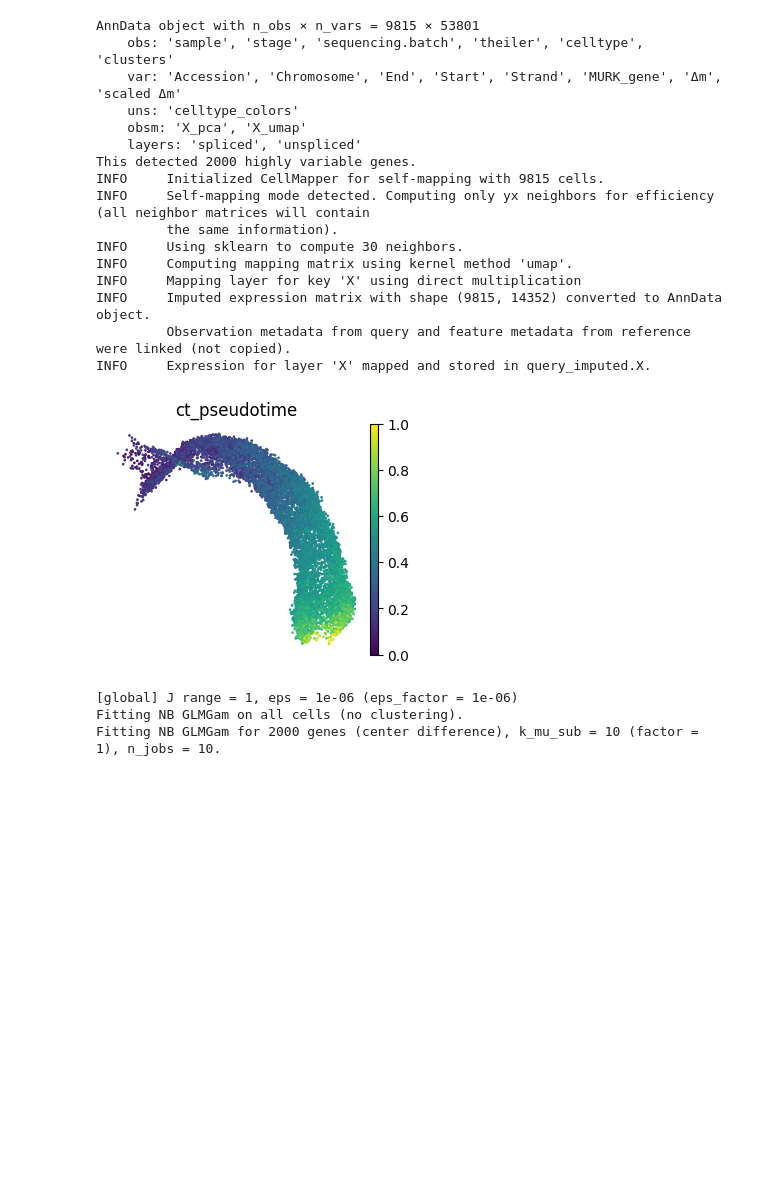
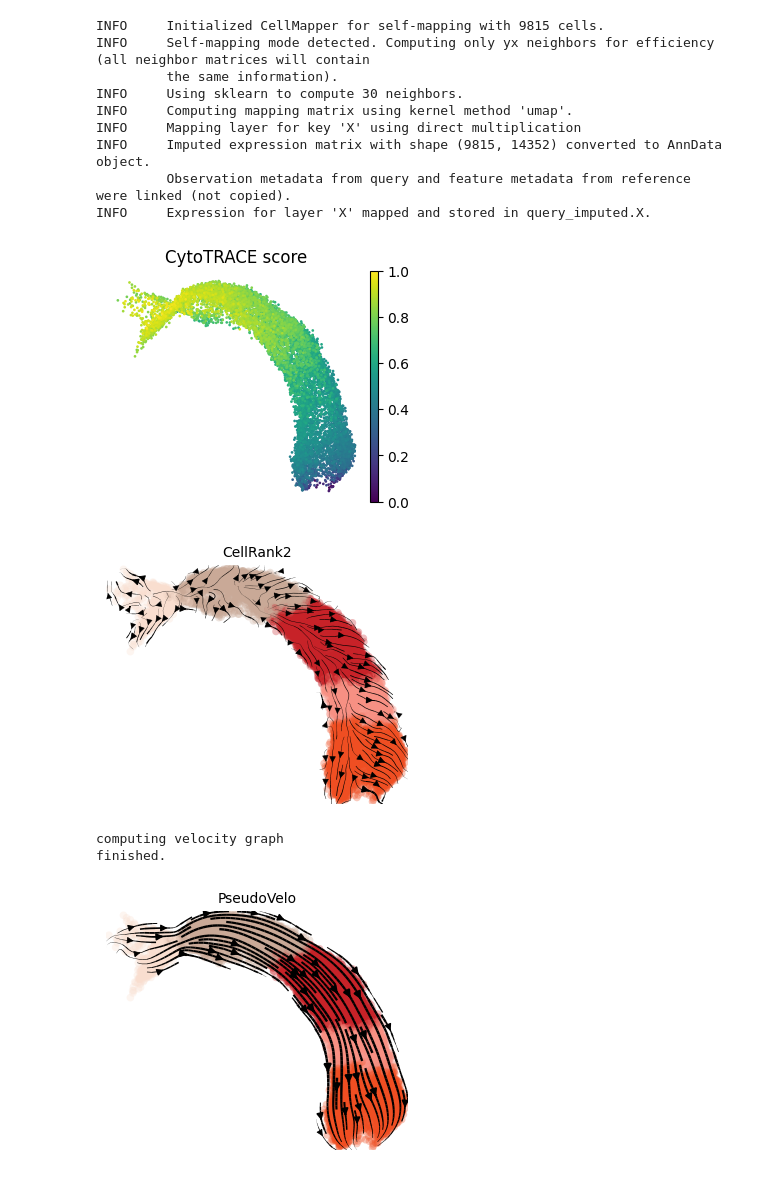
Before and after one commit to hsinring/pseudovelo, a Jupyter notebook: reproducibility/pseudovelo_case2.ipynb, the cells around one changed output. Drawn from its saved outputs; the diff is of its cells as text; code cells hidden in the pictures; blank space fills up the shorter version.

```diff
--- a/reproducibility/pseudovelo_case2.ipynb
+++ b/reproducibility/pseudovelo_case2.ipynb
@@ -35,5 +0,0 @@ sc.pl.embedding(adata_dpt, basis="umap", color=["celltype"],frameon=False,ax=ax,
-# %%
-#PseudoVelo
-adata_dpt.layers["X"]=adata_dpt.X.toarray()
-pv.fit_nb_gam_with_center_diff(adata_dpt,J_key="dpt_pseudotime",n_jobs=10,cluster_key=None,input_layer="X",reverse=False,output_layer="gam_X",dmu_layer="gam_X_J")
-pv.plot_velocity_projection(adata_dpt,xkey="X",vkey="gam_X_J",basis="umap",color="celltype",figsize=(3.9,3.1),title="PseudoVelo",size=120,legend_loc="none")
@@ -62,0 +140,5 @@ plt.show()
+# %%
+# 1.1 DPT Standard
+adata_dpt = load_and_preprocess_data()
+root_idx = find_root_index(adata_dpt, "celltype", "Blood progenitors 1")
+adata_dpt, pk = run_eval_pipeline(adata_dpt, time_key="dpt_pseudotime", root_idx=root_idx)
@@ -63,60 +160,52 @@ plt.show()
 # %%
-from cellmapper import CellMapper
+# 1.2 CytoTRACE Analysis
+adata_raw = sc.read_h5ad("./data/gas/MouseErythroid_anndata.h5ad")
+adata_ct = adata_raw.copy()
 
-adata=sc.read_h5ad("../data/gas/MouseErythroid_anndata.h5ad")
-print(adata)
-adata_ct = adata.copy()
-
-#cal ct_pseudotime
 sc.pp.filter_genes(adata_ct, min_cells=10)
 sc.pp.normalize_total(adata_ct)
 sc.pp.log1p(adata_ct)
-sc.pp.highly_variable_genes(adata_ct,n_top_genes=2000)
-print(f"This detected {adata_ct.var['highly_variable'].sum()} highly variable genes. ")
+sc.pp.highly_variable_genes(adata_ct, n_top_genes=2000)
 sc.tl.pca(adata_ct)
 sc.pp.neighbors(adata_ct, n_neighbors=30, n_pcs=30)
-adata_ct.layers["imputed"] = (
-    CellMapper(adata_ct).map(layer_key="X", use_rep="X_pca").query_imputed.X.copy()
-)
-from cellrank.kernels import CytoTRACEKernel
+
+adata_ct.layers["imputed"] = CellMapper(adata_ct).map(layer_key="X", use_rep="X_pca").query_imputed.X.copy()
 ctk = CytoTRACEKernel(adata_ct).compute_cytotrace(layer="imputed")
+adata_ct.obs["1_minus_pseudotime"] = 1 - adata_ct.obs["ct_pseudotime"]
+
 fig, ax = plt.subplots(figsize=(3.7,3))
-sc.pl.embedding(adata_ct, basis="umap", color="ct_pseudotime",frameon=False,ax=ax,size=15,title="ct_pseudotime",legend_fontsize=8)
+sc.pl.embedding(adata_ct, basis="umap", color="1_minus_pseudotime", frameon=False, ax=ax, size=15, title="CytoTRACE score", legend_fontsize=8)
+ctk.compute_transition_matrix()
+ctk.plot_projection(basis="umap", color="celltype", figsize=(3.9,3.1), title="CellRank2", size=120, legend_loc="none", show=False)
+ax = plt.gca()
+ax.grid(False)
+plt.show()
 
-#PseudoVelo
-adata_ct_=adata_ct.copy()
-adata_ct=adata.copy()
-sc.pp.filter_genes(adata_ct, min_cells=10)
-sc.pp.normalize_total(adata_ct)
-sc.pp.log1p(adata_ct)
-sc.pp.highly_variable_genes(adata_ct,n_top_genes=2000)
-adata_ct = adata_ct[:, adata_ct.var['highly_variable']].copy()
-adata_ct.layers["X"]=adata_ct.X.toarray()
-adata_ct.obs["ct_pseudotime"]=adata_ct_.obs["ct_pseudotime"]
-pv.fit_nb_gam_with_center_diff(adata_ct,J_key="ct_pseudotime",n_jobs=10,cluster_key=None,input_layer="X",reverse=False,output_layer="gam_X",dmu_layer="gam_X_J")
-pv.plot_velocity_projection(adata_ct,xkey="X",vkey="gam_X_J",basis="umap",color="celltype",figsize=(3.9,3.1),title="PseudoVelo",size=120,legend_loc="none")
+# Build adata for PV
+adata_pv_ct = load_and_preprocess_data()
+adata_pv_ct.obs["ct_pseudotime"] = adata_ct.obs["ct_pseudotime"]
+adata_pv_ct, ctk = run_eval_pipeline(adata_pv_ct, time_key="ct_pseudotime", cluster_key="celltype", run_dpt=False, ctk=ctk)
 
-#cellrank2
-ctk.compute_transition_matrix()
-ctk.plot_projection(basis="umap",color="celltype",figsize=(3.9,3.1),title="Cellrank2",s=120,legend_fontsize=8,legend_loc="none")
+# 1.3 Cross Projection Consistency
+acc_cross1 = cross_projection_consistency(adata_dpt, adata_pv_ct, vkey="gam_X_J",embedding_key="X_umap")
+acc_cross2 = cross_projection_consistency(adata1=adata_dpt,T_velo1=pk.transition_matrix, T_velo2=ctk.transition_matrix,embedding_key="X_umap")
+data_list3 = [
+        acc_cross1,
+        acc_cross2
+    ]
+plot_projection_consistency_boxplot(data_list3, labels=["PseudoVelo", "CellRank2"])
 # %% [output]
-AnnData object with n_obs × n_vars = 9815 × 53801
-    obs: 'sample', 'stage', 'sequencing.batch', 'theiler', 'celltype', 'clusters'
-    var: 'Accession', 'Chromosome', 'End', 'Start', 'Strand', 'MURK_gene', 'Δm', 'scaled Δm'
-    uns: 'celltype_colors'
-    obsm: 'X_pca', 'X_umap'
-    layers: 'spliced', 'unspliced'
-This detected 2000 highly variable genes.
 INFO     Initialized CellMapper for self-mapping with 9815 cells.
 INFO     Self-mapping mode detected. Computing only yx neighbors for efficiency (all neighbor matrices will contain
          the same information).
 INFO     Using sklearn to compute 30 neighbors.
 INFO     Computing mapping matrix using kernel method 'umap'.
 INFO     Mapping layer for key 'X' using direct multiplication
 INFO     Imputed expression matrix with shape (9815, 14352) converted to AnnData object.
          Observation metadata from query and feature metadata from reference were linked (not copied).
 INFO     Expression for layer 'X' mapped and stored in query_imputed.X.
-[figure, old version]
+[figure, new version]
+[figure, new version]
-[global] J range = 1, eps = 1e-06 (eps_factor = 1e-06)
-Fitting NB GLMGam on all cells (no clustering).
-Fitting NB GLMGam for 2000 genes (center difference), k_mu_sub = 10 (factor = 1), n_jobs = 10.
+computing velocity graph
+finished.
+[figure, new version]
```
Also changed, not shown: parts of 17 cells of this notebook, 4 other files.
